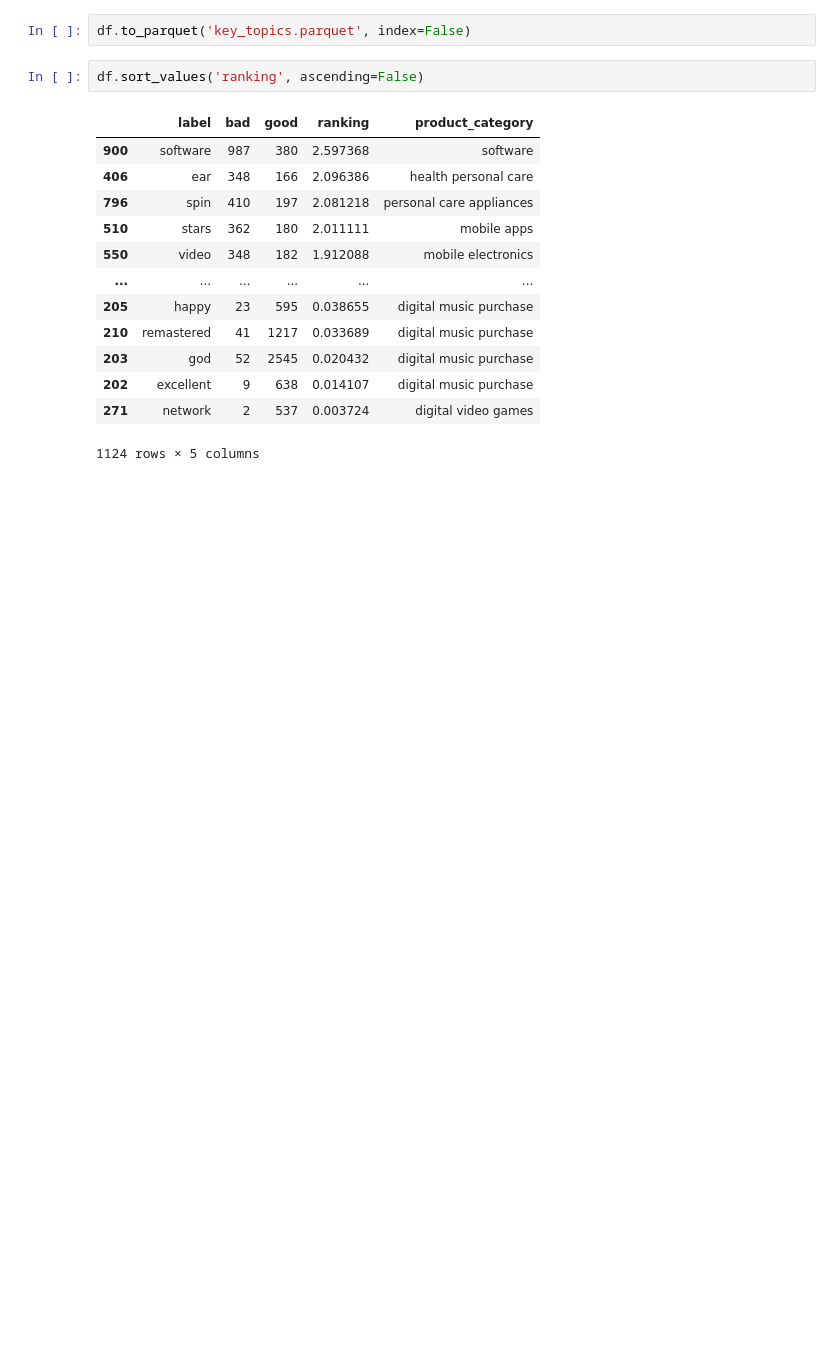
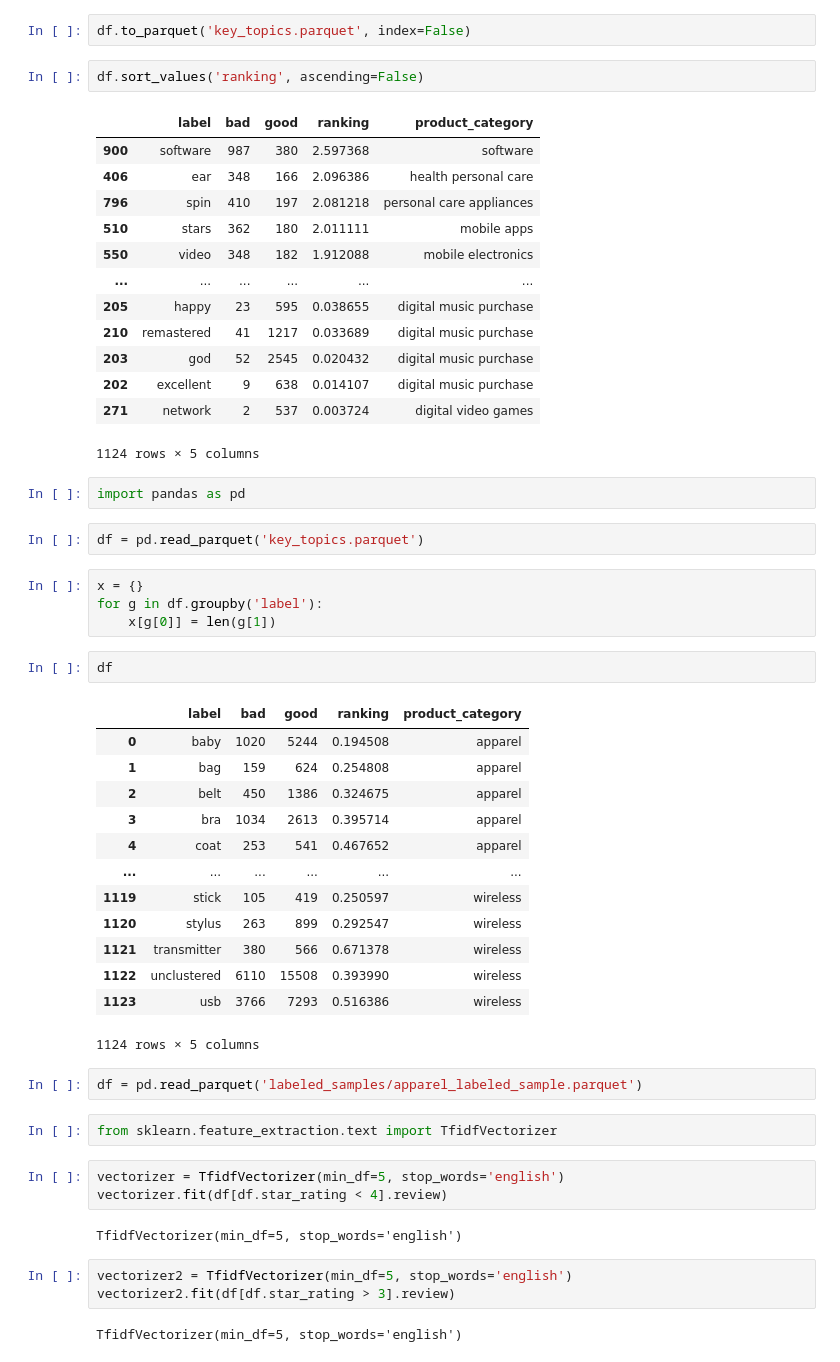
Before and after one commit to yksnilowyrahcaz/Product_Reviews_Analysis, a Jupyter notebook: nlp.ipynb, the cells around one changed output. Drawn from its saved outputs; the diff is of its cells as text; blank space fills up the shorter version.

```diff
--- a/nlp.ipynb
+++ b/nlp.ipynb
@@ -475,3 +478,41 @@ df.sort_values('ranking', ascending=False)
 | 202 | excellent | 9 | 638 | 0.014107 | digital music purchase |
 | 271 | network | 2 | 537 | 0.003724 | digital video games |
 1124 rows × 5 columns
+# %%
+import pandas as pd
+# %%
+df = pd.read_parquet('key_topics.parquet')
+# %%
+x = {}
+for g in df.groupby('label'):
+    x[g[0]] = len(g[1])
+# %%
+df
+# %% [output]
+|  | label | bad | good | ranking | product_category |
+| 0 | baby | 1020 | 5244 | 0.194508 | apparel |
+| 1 | bag | 159 | 624 | 0.254808 | apparel |
+| 2 | belt | 450 | 1386 | 0.324675 | apparel |
+| 3 | bra | 1034 | 2613 | 0.395714 | apparel |
+| 4 | coat | 253 | 541 | 0.467652 | apparel |
+| ... | ... | ... | ... | ... | ... |
+| 1119 | stick | 105 | 419 | 0.250597 | wireless |
+| 1120 | stylus | 263 | 899 | 0.292547 | wireless |
+| 1121 | transmitter | 380 | 566 | 0.671378 | wireless |
+| 1122 | unclustered | 6110 | 15508 | 0.393990 | wireless |
+| 1123 | usb | 3766 | 7293 | 0.516386 | wireless |
+1124 rows × 5 columns
+# %%
+df = pd.read_parquet('labeled_samples/apparel_labeled_sample.parquet')
+# %%
+from sklearn.feature_extraction.text import TfidfVectorizer
+# %%
+vectorizer = TfidfVectorizer(min_df=5, stop_words='english')
+vectorizer.fit(df[df.star_rating < 4].review)
+# %% [output]
+TfidfVectorizer(min_df=5, stop_words='english')
+# %%
+vectorizer2 = TfidfVectorizer(min_df=5, stop_words='english')
+vectorizer2.fit(df[df.star_rating > 3].review)
+# %% [output]
+TfidfVectorizer(min_df=5, stop_words='english')
```
Also changed, not shown: parts of 26 cells of this notebook, 1 other file.
